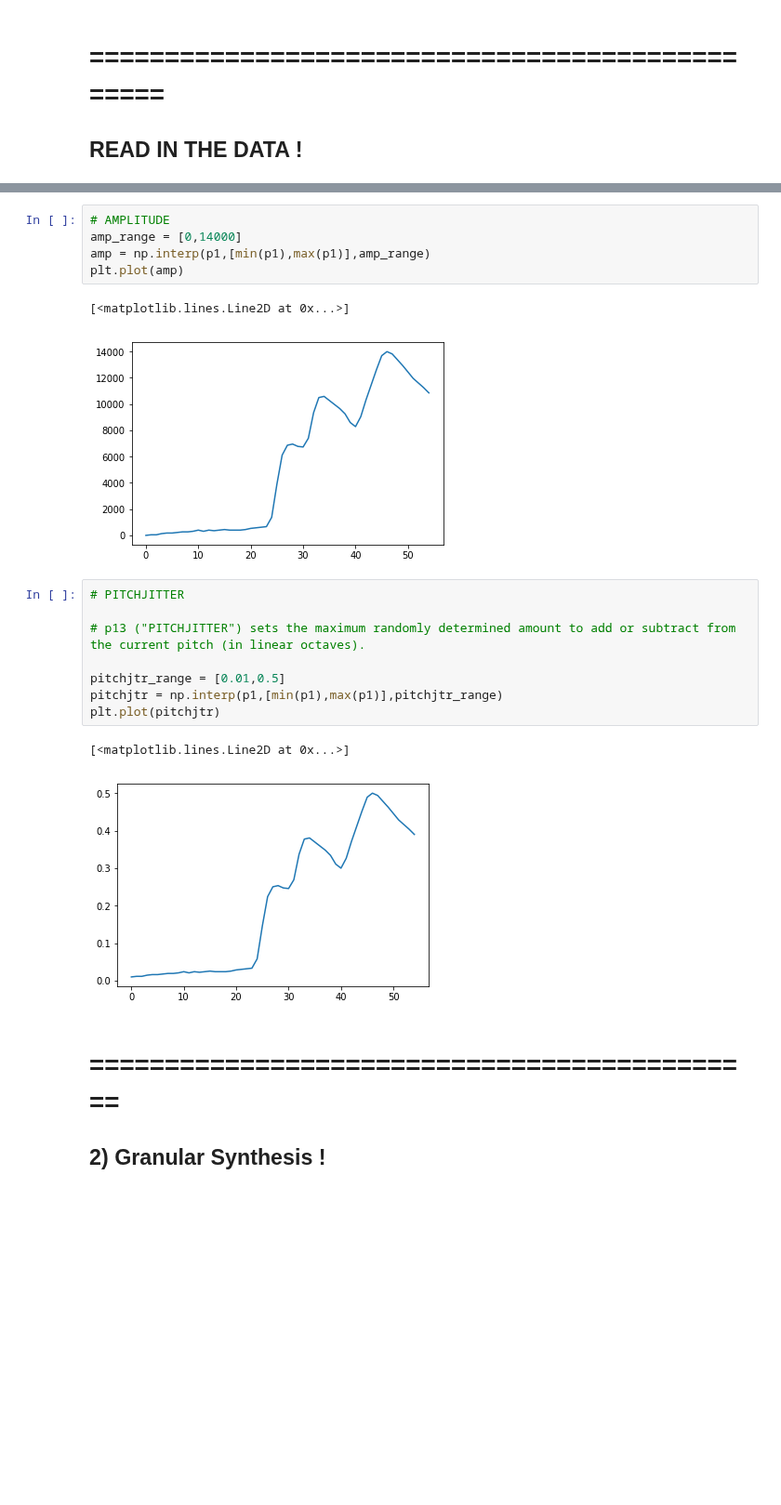
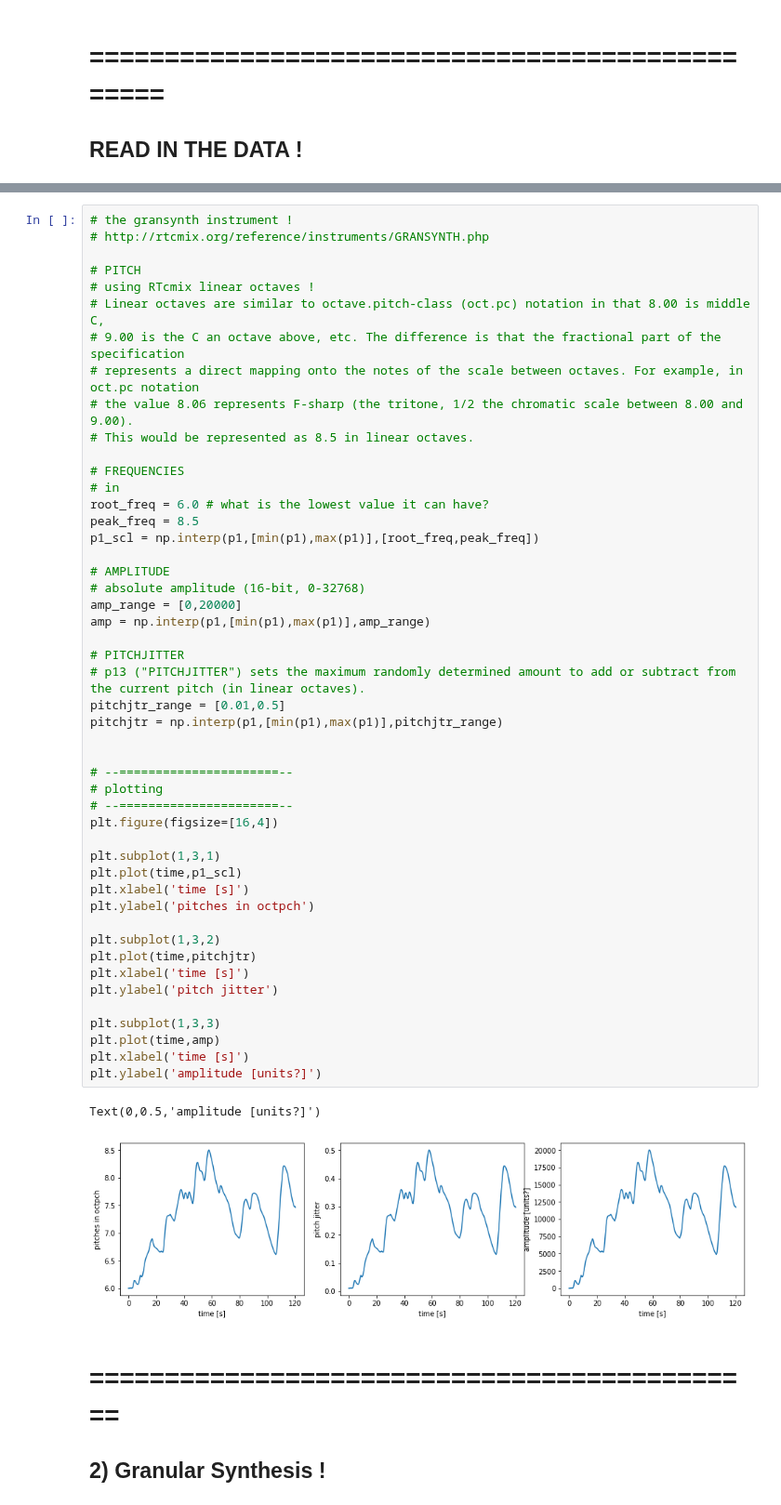
Before and after one commit to benholtzman/datamovies, a Jupyter notebook: 1_codes/s05_GranSynth_RTcmix.ipynb, the cells around one changed output, grey strips where cells are left out. Shown at 93% size. Cells and saved outputs as stored; diff of their text form; blank space fills up the shorter version.

```diff
--- a/1_codes/s05_GranSynth_RTcmix.ipynb
+++ b/1_codes/s05_GranSynth_RTcmix.ipynb
@@ -82,22 +62,54 @@ plt.plot(p1_scl)
-# %%
-# AMPLITUDE
-amp_range = [0,14000]
-amp = np.interp(p1,[min(p1),max(p1)],amp_range)
-plt.plot(amp)
-# %% [output]
-[<matplotlib.lines.Line2D at 0x...>]
-[figure, removed]
-# %%
-# PITCHJITTER
-
-# p13 ("PITCHJITTER") sets the maximum randomly determined amount to add or subtract from the current pitch (in linear octaves).
-
-pitchjtr_range = [0.01,0.5]
-pitchjtr = np.interp(p1,[min(p1),max(p1)],pitchjtr_range)
-plt.plot(pitchjtr)
-# %% [output]
-[<matplotlib.lines.Line2D at 0x...>]
-[figure, removed]
+# %%
+# the gransynth instrument !
+# http://rtcmix.org/reference/instruments/GRANSYNTH.php
+
+# PITCH
+# using RTcmix linear octaves !
+# Linear octaves are similar to octave.pitch-class (oct.pc) notation in that 8.00 is middle C,
+# 9.00 is the C an octave above, etc. The difference is that the fractional part of the specification
+# represents a direct mapping onto the notes of the scale between octaves. For example, in oct.pc notation
+# the value 8.06 represents F-sharp (the tritone, 1/2 the chromatic scale between 8.00 and 9.00).
+# This would be represented as 8.5 in linear octaves.
+
+# FREQUENCIES
+# in
+root_freq = 6.0 # what is the lowest value it can have?
+peak_freq = 8.5
+p1_scl = np.interp(p1,[min(p1),max(p1)],[root_freq,peak_freq])
+
+# AMPLITUDE
+# absolute amplitude (16-bit, 0-32768)
+amp_range = [0,20000]
+amp = np.interp(p1,[min(p1),max(p1)],amp_range)
+
+# PITCHJITTER
+# p13 ("PITCHJITTER") sets the maximum randomly determined amount to add or subtract from the current pitch (in linear octaves).
+pitchjtr_range = [0.01,0.5]
+pitchjtr = np.interp(p1,[min(p1),max(p1)],pitchjtr_range)
+
+
+# --======================--
+# plotting
+# --======================--
+plt.figure(figsize=[16,4])
+
+plt.subplot(1,3,1)
+plt.plot(time,p1_scl)
+plt.xlabel('time [s]')
+plt.ylabel('pitches in octpch')
+
+plt.subplot(1,3,2)
+plt.plot(time,pitchjtr)
+plt.xlabel('time [s]')
+plt.ylabel('pitch jitter')
+
+plt.subplot(1,3,3)
+plt.plot(time,amp)
+plt.xlabel('time [s]')
+plt.ylabel('amplitude [units?]')
+# %% [output]
+Text(0,0.5,'amplitude [units?]')
+[figure, added]
 # %% [markdown]
 # =============================================
 ## 2) Granular Synthesis !
```
Also changed, not shown: parts of 7 cells of this notebook, 3 other files.
